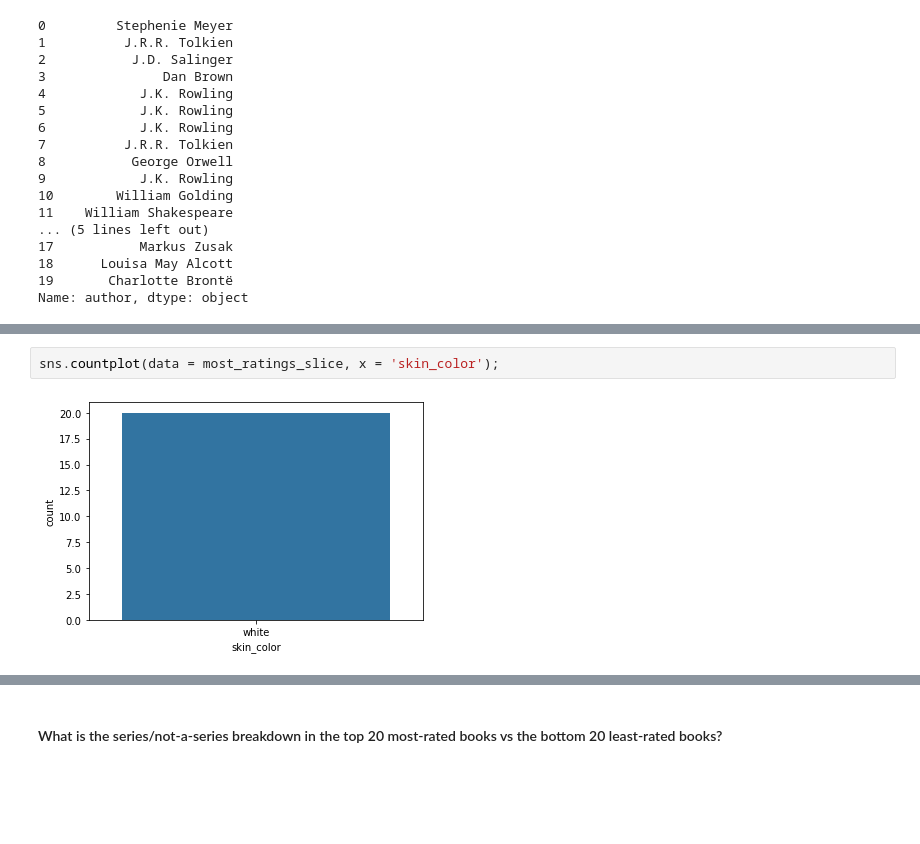
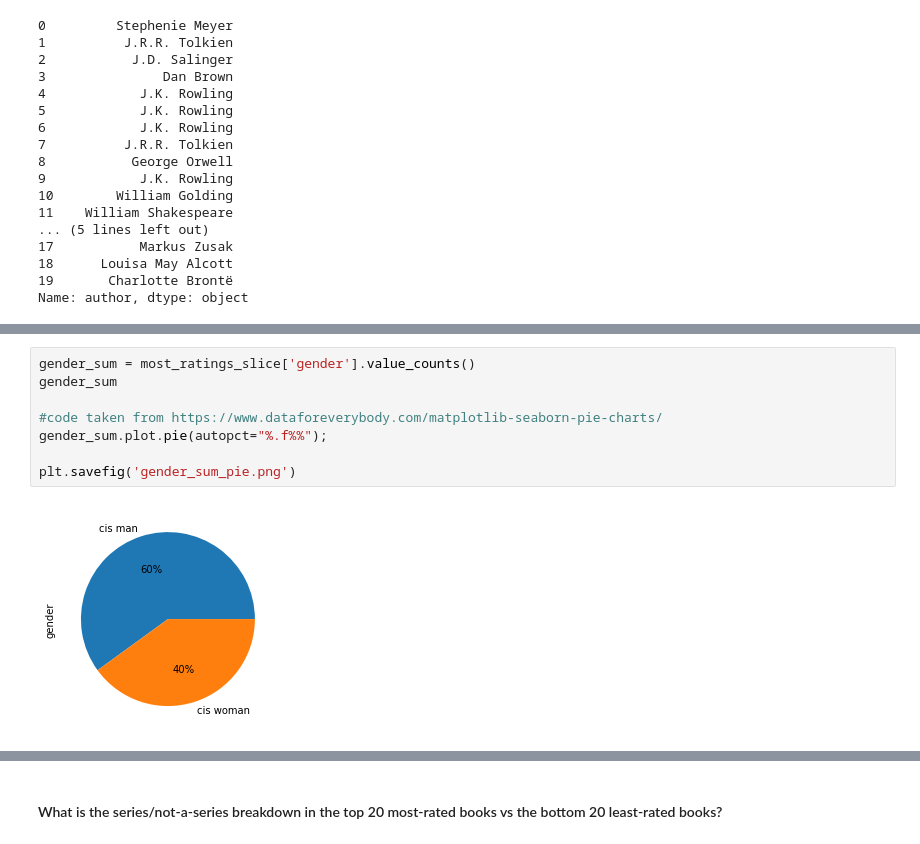
Before and after one commit to jfrankbryant/data-science-blog-post, a Jupyter notebook: DataScienceBlogPost-DataAnalysis.ipynb, the cells around one changed output, grey strips where cells are left out. Saved outputs shown, nothing was run; the diff lists cells and outputs as text; blank space fills up the shorter version.

Commit message:
Update graph code and save graph image files

```diff
--- a/DataScienceBlogPost-DataAnalysis.ipynb
+++ b/DataScienceBlogPost-DataAnalysis.ipynb
@@ -160,4 +197,10 @@ sns.countplot(data = most_ratings_slice, x = 'gender');
-# %%
-sns.countplot(data = most_ratings_slice, x = 'skin_color');
-# %% [output]
-[figure, removed]
+# %%
+gender_sum = most_ratings_slice['gender'].value_counts()
+gender_sum
+
+#code taken from https://www.dataforeverybody.com/matplotlib-seaborn-pie-charts/
+gender_sum.plot.pie(autopct="%.f%%");
+
+plt.savefig('gender_sum_pie.png')
+# %% [output]
+[figure, added]
```
Also changed, not shown: parts of 12 cells of this notebook, 6 other files.
